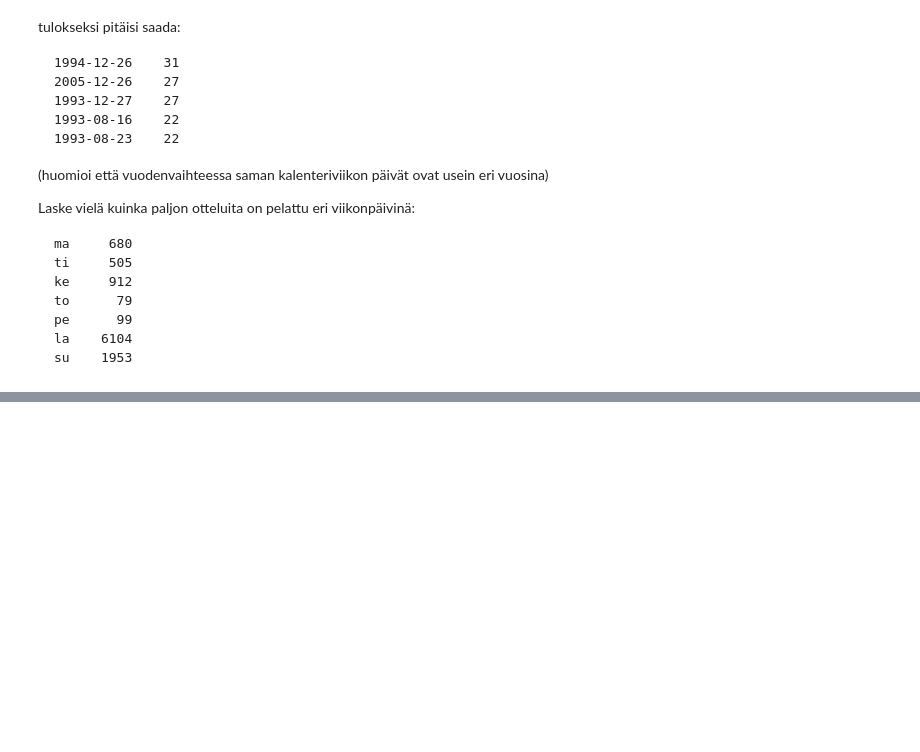
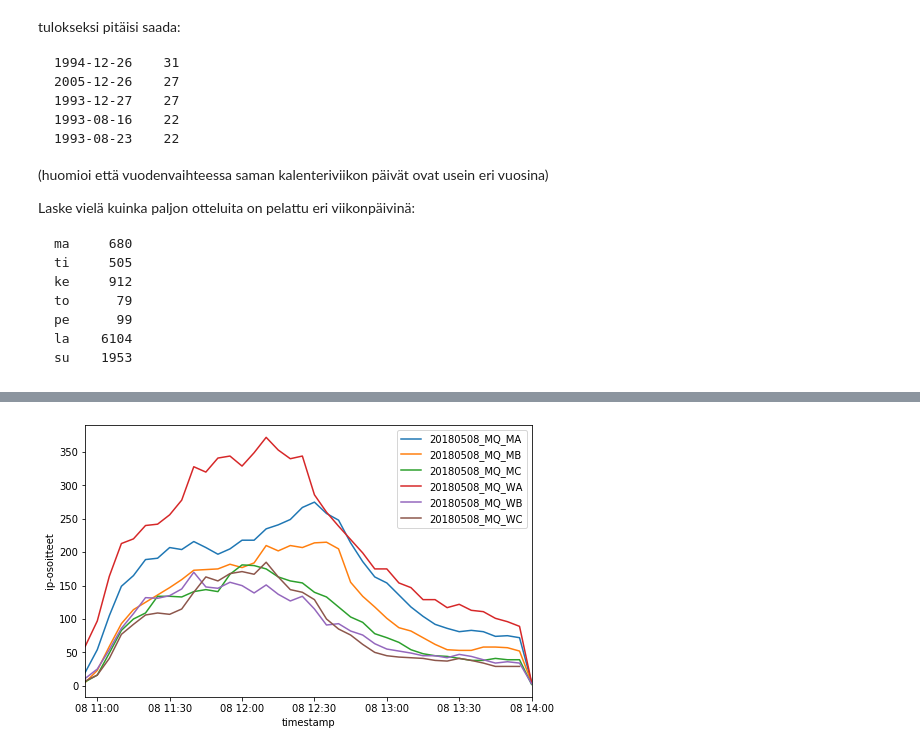
Before and after one commit to TapaniAlastalo/data_analytics, a Jupyter notebook: tehtävät/tapani_alastalo_teh6.ipynb, the cells around one changed output, grey strips where cells are left out. Cells and saved outputs as stored; diff of their text form; code cells hidden in the pictures; blank space fills up the shorter version.

```diff
--- a/tehtävät/tapani_alastalo_teh6.ipynb
+++ b/tehtävät/tapani_alastalo_teh6.ipynb
@@ -102,3 +307,59 @@ Voit joutua käyttämään omaa date_parser-funktiota.
 
 Malli:
 ![malli5](http://student.labranet.jamk.fi/~varpe/datananal2k2020/kerta6/malli5.png)
+# %%
+import pandas as pd
+import datetime
+from dateutil.parser import parse
+import matplotlib.pyplot as plt
+#import seaborn as sns
+
+df = pd.read_csv('http://student.labranet.jamk.fi/~varpe/datananal2k2020/kerta6/accesslog.zip', sep=",", decimal='.')#, nrows=10000)
+
+#df['date'], df['h'], df['min'], df['s'] = df['timestamp'].str.split(':', 3).str
+#df  = pd.to.datetime(df['timestamp'], format='%d:%b/%Y:%H:%M:%S')
+df['dt'] = df['timestamp'].str.replace(':', ' ', 1)
+df['timestamp'] = df['dt'].map(lambda x: parse(x))
+df['timestamp']  = pd.to_datetime(df['timestamp'])
+df.set_index('timestamp', inplace=True)
+df = df['2018-05-08 10:50:00':'2018-05-08 14:00:00']
+df.sort_index(ascending=True, inplace=True)
+#print(df)
+
+df2 = pd.DataFrame(df.groupby('eventid').resample('5min')['ip'].nunique())
+df2.reset_index(inplace=True)
+#print(df2)
+
+dfMA = df2.loc[(df2['eventid']=='20180508_MQ_MA')]
+dfMA.set_index('timestamp', inplace=True)
+#print(dfMA)
+dfMB = df2.loc[(df2['eventid']=='20180508_MQ_MB')]
+dfMB.set_index('timestamp', inplace=True)
+dfMC = df2.loc[(df2['eventid']=='20180508_MQ_MC')]
+dfMC.set_index('timestamp', inplace=True)
+dfWA = df2.loc[(df2['eventid']=='20180508_MQ_WA')]
+dfWA.set_index('timestamp', inplace=True)
+dfWB = df2.loc[(df2['eventid']=='20180508_MQ_WB')]
+dfWB.set_index('timestamp', inplace=True)
+dfWC = df2.loc[(df2['eventid']=='20180508_MQ_WC')]
+dfWC.set_index('timestamp', inplace=True)
+
+plt.figure()
+plt.plot(dfMA['ip'], label='20180508_MQ_MA')
+plt.plot(dfMB['ip'], label='20180508_MQ_MB')
+plt.plot(dfMC['ip'], label='20180508_MQ_MC')
+plt.plot(dfWA['ip'], label='20180508_MQ_WA')
+plt.plot(dfWB['ip'], label='20180508_MQ_WB')
+plt.plot(dfWC['ip'], label='20180508_MQ_WC')
+
+fig = plt.gcf()
+fig.set_size_inches(8,5)
+xMin = datetime.datetime(2018,5,8,10,55,0)
+xMax = datetime.datetime(2018,5,8,14,0,0)
+plt.xlim(xMin, xMax)
+plt.xlabel('timestamp')
+plt.ylabel('ip-osoitteet')
+plt.legend()
+plt.show()
+# %% [output]
+[figure, added]
```
Also changed, not shown: parts of 4 cells of this notebook, 4 other files.
